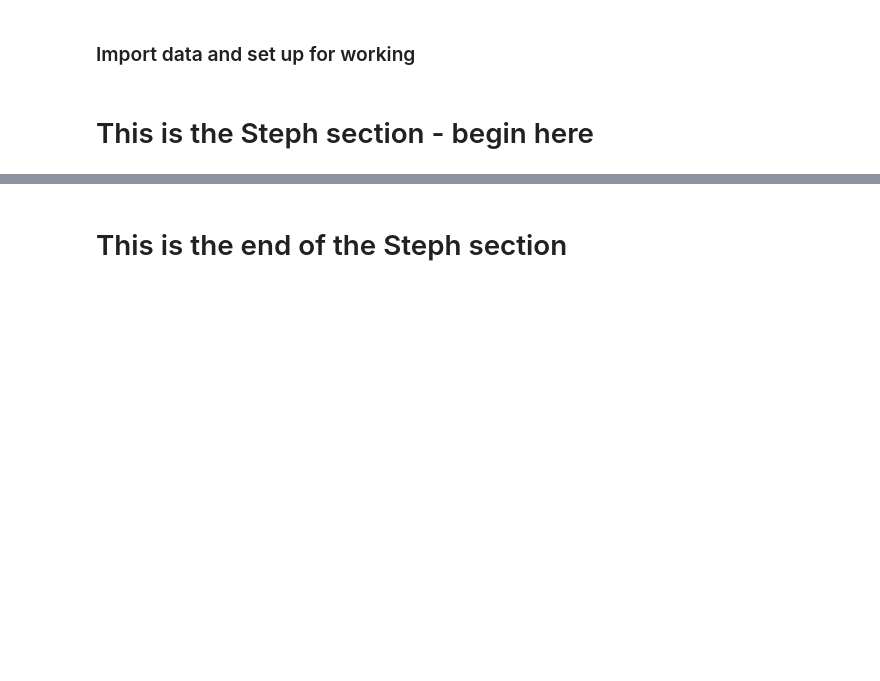
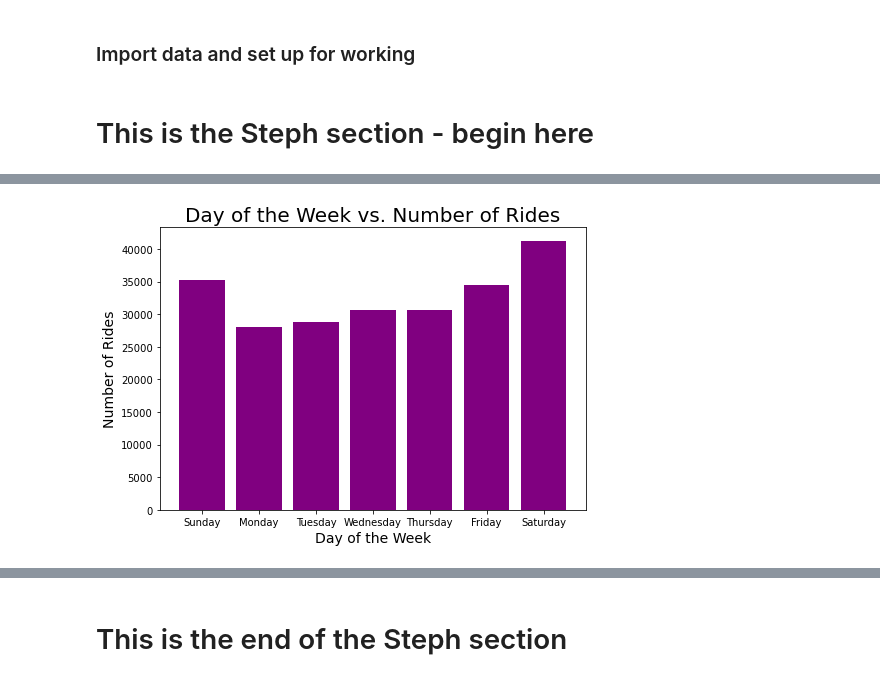
Before and after one commit to luchovzla/project-1, a Jupyter notebook: NiceRideCombined.ipynb, the cells around one changed output, grey strips where cells are left out. Drawn from its saved outputs; the diff is of its cells as text; code cells hidden in the pictures; blank space fills up the shorter version.

```diff
--- a/NiceRideCombined.ipynb
+++ b/NiceRideCombined.ipynb
@@ -494,14 +598,17 @@ print(Saturday20)
 # %%
 x_axis = np.arange(1,8,1)
 rides_20 = [Sunday20, Monday20, Tuesday20, Wednesday20, Thursday20, Friday20, Saturday20]
 plt.figure(figsize=(7,5))
 labels = ["Sunday", "Monday", "Tuesday", "Wednesday", "Thursday", "Friday", "Saturday"]
 plt.bar(x_axis, rides_20, color="purple", tick_label=labels)
-plt.title("Day of the Week vs. Number of Rides")
-plt.xlabel("Day of the Week")
-plt.ylabel("Number of Rides")
+plt.title("Day of the Week vs. Number of Rides", fontsize=20)
+plt.xlabel("Day of the Week", fontsize=14)
+plt.ylabel("Number of Rides", fontsize=14)
 plt.tight_layout()
+plt.savefig("Images/2020-Day-of-Week.png")
 plt.show()
+# %% [output]
+[figure, added]
 # %%
 # Compare this to previous years
 #2019
```
Also changed, not shown: parts of 49 cells of this notebook, 8 other files.
